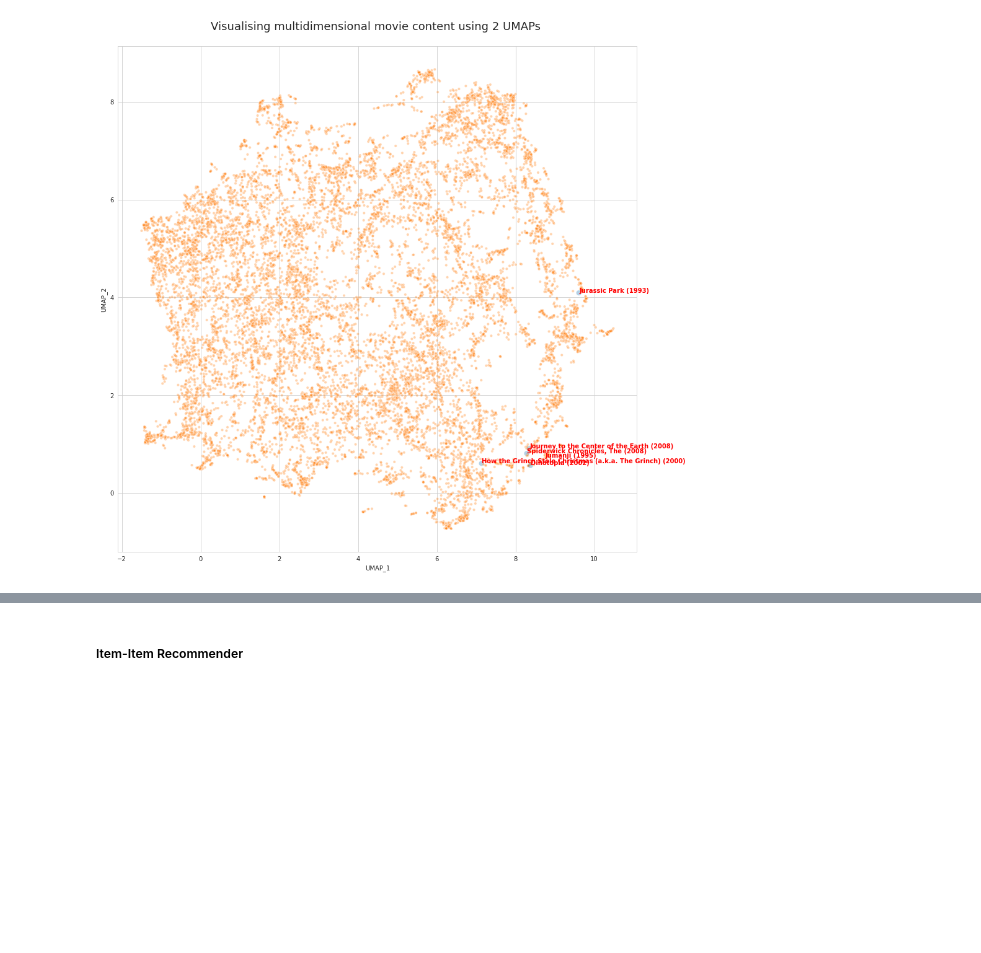
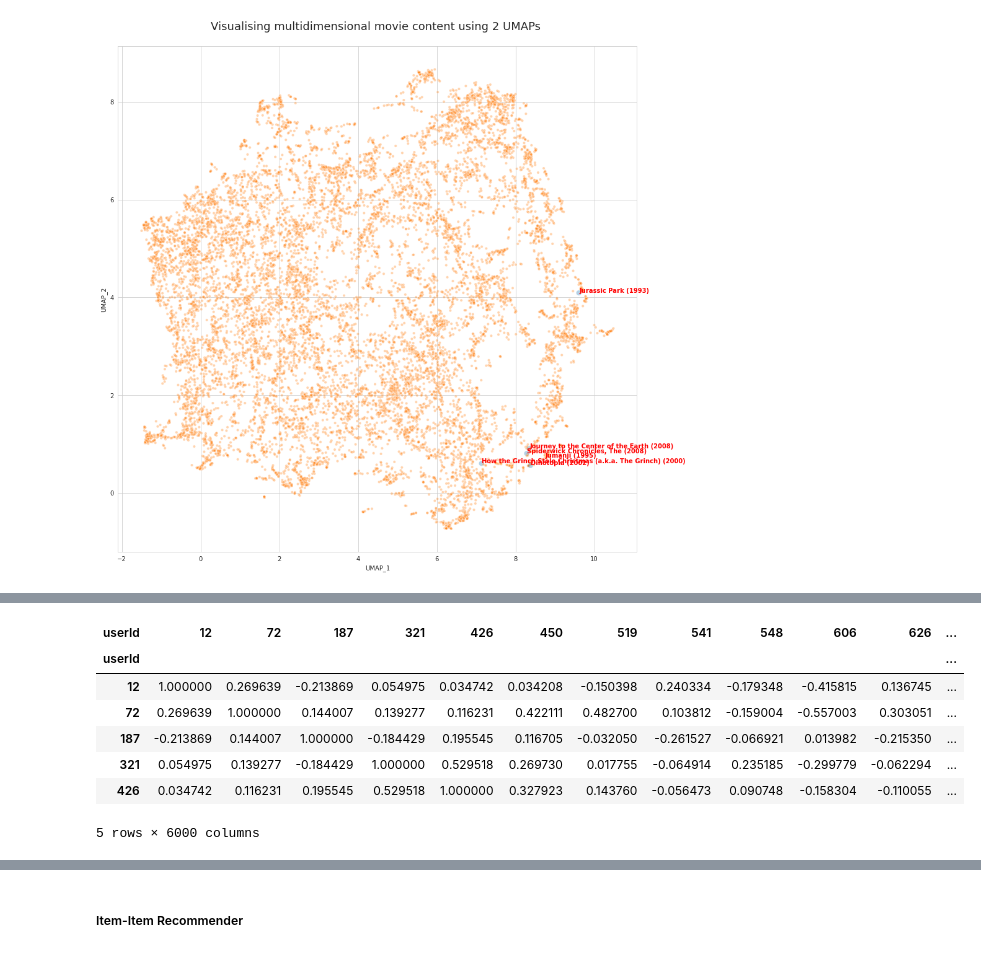
Before and after one commit to titusndondo/unsupervised-predict-streamlit-template, a Jupyter notebook: predict_deliverables/EDA.ipynb, the cells around one changed output, grey strips where cells are left out. Saved outputs shown, nothing was run; the diff lists cells and outputs as text; code cells hidden in the pictures; blank space fills up the shorter version.

```diff
--- a/predict_deliverables/EDA.ipynb
+++ b/predict_deliverables/EDA.ipynb
@@ -1256,0 +1333,12 @@ from surprise import SVD
+# %%
+training_corr = pd.read_pickle('/content/drive/My Drive/Projects/recommendation_engine/training_corr_matrix(6000*20000).pickle')
+training_corr.head()
+# %% [output]
+| userId | 12 | 72 | 187 | 321 | 426 | 450 | 519 | 541 | 548 | 606 | 626 | ... |
+| userId |  |  |  |  |  |  |  |  |  |  |  | ... |
+| 12 | 1.000000 | 0.269639 | -0.213869 | 0.054975 | 0.034742 | 0.034208 | -0.150398 | 0.240334 | -0.179348 | -0.415815 | 0.136745 | ... |
+| 72 | 0.269639 | 1.000000 | 0.144007 | 0.139277 | 0.116231 | 0.422111 | 0.482700 | 0.103812 | -0.159004 | -0.557003 | 0.303051 | ... |
+| 187 | -0.213869 | 0.144007 | 1.000000 | -0.184429 | 0.195545 | 0.116705 | -0.032050 | -0.261527 | -0.066921 | 0.013982 | -0.215350 | ... |
+| 321 | 0.054975 | 0.139277 | -0.184429 | 1.000000 | 0.529518 | 0.269730 | 0.017755 | -0.064914 | 0.235185 | -0.299779 | -0.062294 | ... |
+| 426 | 0.034742 | 0.116231 | 0.195545 | 0.529518 | 1.000000 | 0.327923 | 0.143760 | -0.056473 | 0.090748 | -0.158304 | -0.110055 | ... |
+5 rows × 6000 columns
```
Also changed, not shown: parts of 59 cells of this notebook.
